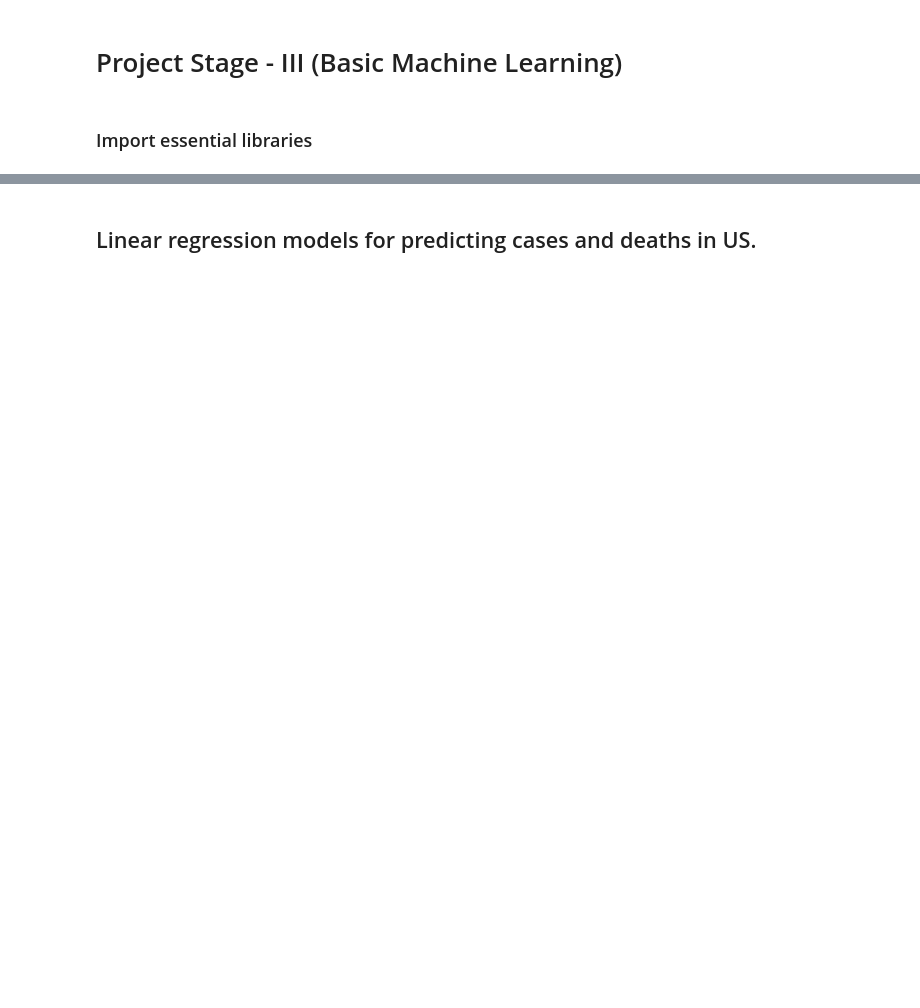
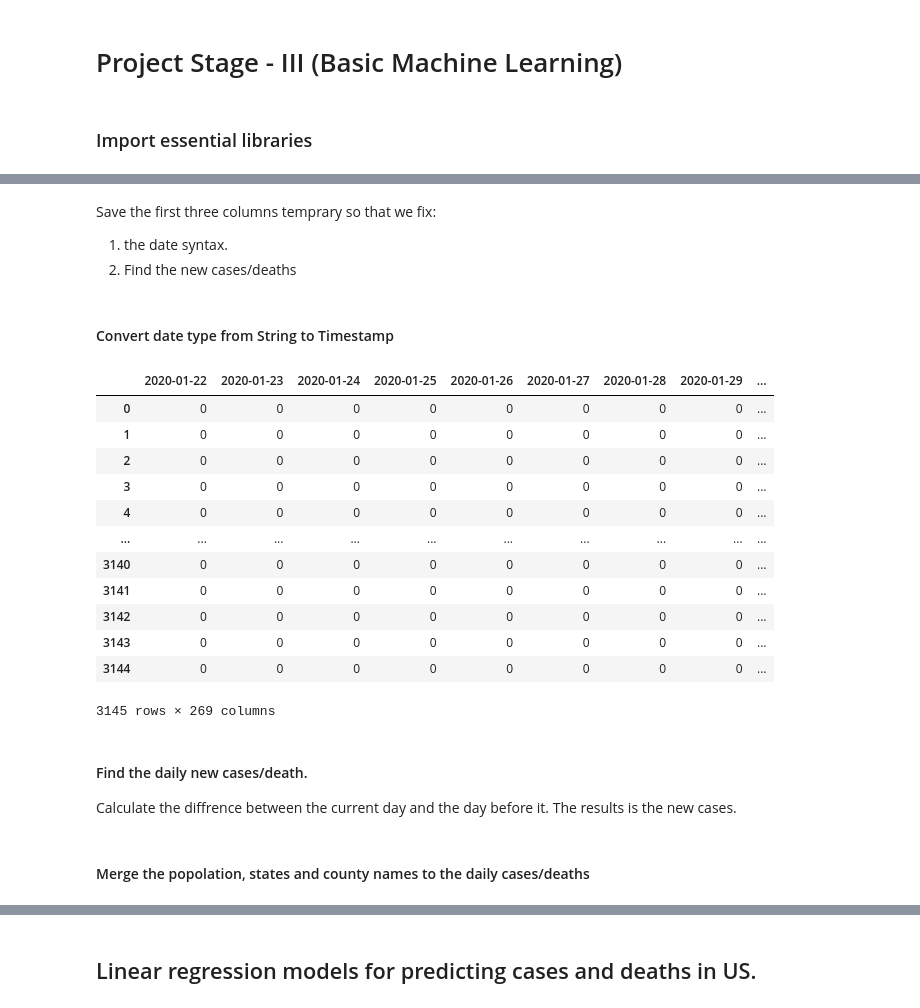
Before and after one commit to HarinB4/Covid-19DataProject, a Jupyter notebook: src/Stage_III/Teams_Stage_III.ipynb, the cells around one changed output, grey strips where cells are left out. Drawn from its saved outputs; the diff is of its cells as text; code cells hidden in the pictures; blank space fills up the shorter version.

```diff
--- a/src/Stage_III/Teams_Stage_III.ipynb
+++ b/src/Stage_III/Teams_Stage_III.ipynb
@@ -40,0 +30,11 @@ USCovid = USCovid.drop(["Unnamed: 0","countyFIPS","stateFIPS"], axis=1)
+# %%
+# Drop unneccesary variables in Super covid-19 dataframe.
+covid.drop(["countyFIPS","stateFIPS"], axis=1, inplace=True)
+
+# Drop unneccesary rows in Super COVID-19 dataframe.
+covid.drop(
+    covid.loc[covid['County Name'] == ("Statewide Unallocated" or 'New York City Unallocated')].index,
+    inplace=True)
+
+# Reset indexes after removing rows
+covid.reset_index(drop=True, inplace=True)
@@ -40,0 +44,47 @@ USCovid = USCovid.drop(["Unnamed: 0","countyFIPS","stateFIPS"], axis=1)
+# %%
+# Regalare expression that will help filltering the data.
+regex_cases = '(^[0-9]+[/]+[0-9]+[/]+[0-9]+[_]+[x])|^County Name$|^State$|^population$'
+regex_deaths = '(^[0-9]+[/]+[0-9]+[/]+[0-9]+[_]+[y])|^County Name$|^State$|^population$'
+
+cases = covid.filter(regex=regex_cases)
+deaths = covid.filter(regex=regex_deaths)
+# %% [markdown]
+Save the first three columns temprary so that we fix:
+1. the date syntax.
+2. Find the new cases/deaths
+# %%
+# Split the data: first three columns
+covid_columns = covid[covid.columns[:3]]
+
+# Split the data: fourth to the end columns
+cases_data = cases[cases.columns[3:]]
+deaths_data = deaths[deaths.columns[3:]]
+# %% [markdown]
+#### Convert date type from String to Timestamp
+# %%
+# Fixing date string syntax
+daily_cases = cases_data.rename(
+    columns=lambda x: (pd.to_datetime((x.split('_')[0]), errors='ignore')),
+    errors='raise')
+daily_deaths = deaths_data.rename(
+    columns=lambda x: (pd.to_datetime((x.split('_')[0]), errors='ignore')),
+    errors='raise')
+# %%
+daily_cases
+# %% [output]
+|  | 2020-01-22 | 2020-01-23 | 2020-01-24 | 2020-01-25 | 2020-01-26 | 2020-01-27 | 2020-01-28 | 2020-01-29 | ... |
+| 0 | 0 | 0 | 0 | 0 | 0 | 0 | 0 | 0 | ... |
+| 1 | 0 | 0 | 0 | 0 | 0 | 0 | 0 | 0 | ... |
+| 2 | 0 | 0 | 0 | 0 | 0 | 0 | 0 | 0 | ... |
+| 3 | 0 | 0 | 0 | 0 | 0 | 0 | 0 | 0 | ... |
+| 4 | 0 | 0 | 0 | 0 | 0 | 0 | 0 | 0 | ... |
+| ... | ... | ... | ... | ... | ... | ... | ... | ... | ... |
+| 3140 | 0 | 0 | 0 | 0 | 0 | 0 | 0 | 0 | ... |
+| 3141 | 0 | 0 | 0 | 0 | 0 | 0 | 0 | 0 | ... |
+| 3142 | 0 | 0 | 0 | 0 | 0 | 0 | 0 | 0 | ... |
+| 3143 | 0 | 0 | 0 | 0 | 0 | 0 | 0 | 0 | ... |
+| 3144 | 0 | 0 | 0 | 0 | 0 | 0 | 0 | 0 | ... |
+3145 rows × 269 columns
+# %% [markdown]
+#### Find the daily new cases/death.
+Calculate the diffrence between the current day and the day before it. The results is the new cases.
@@ -40,0 +94,2 @@ USCovid = USCovid.drop(["Unnamed: 0","countyFIPS","stateFIPS"], axis=1)
+# %% [markdown]
+#### Merge the popolation, states and county names to the daily cases/deaths
```
Also changed, not shown: parts of 19 cells of this notebook, 1 other file.
